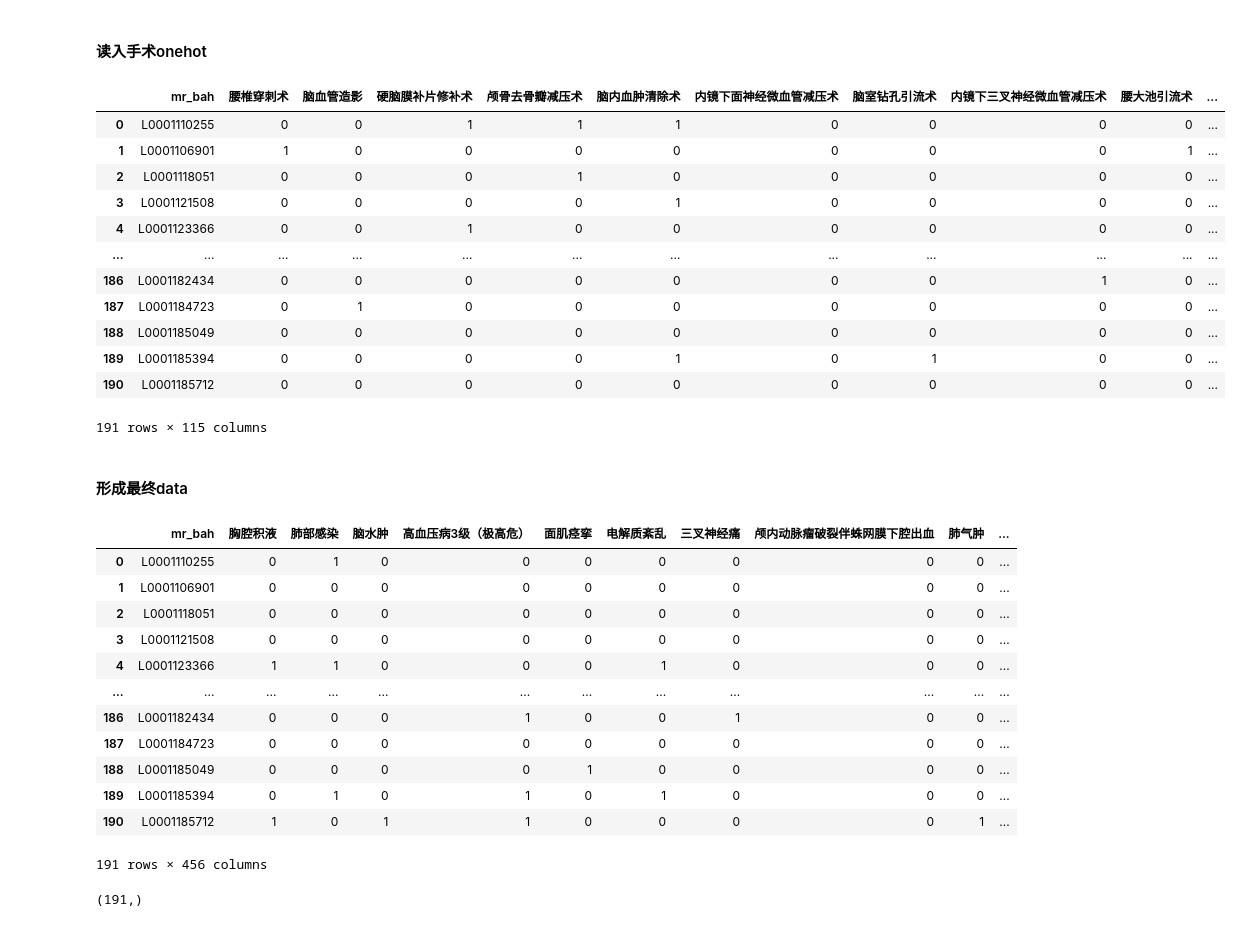
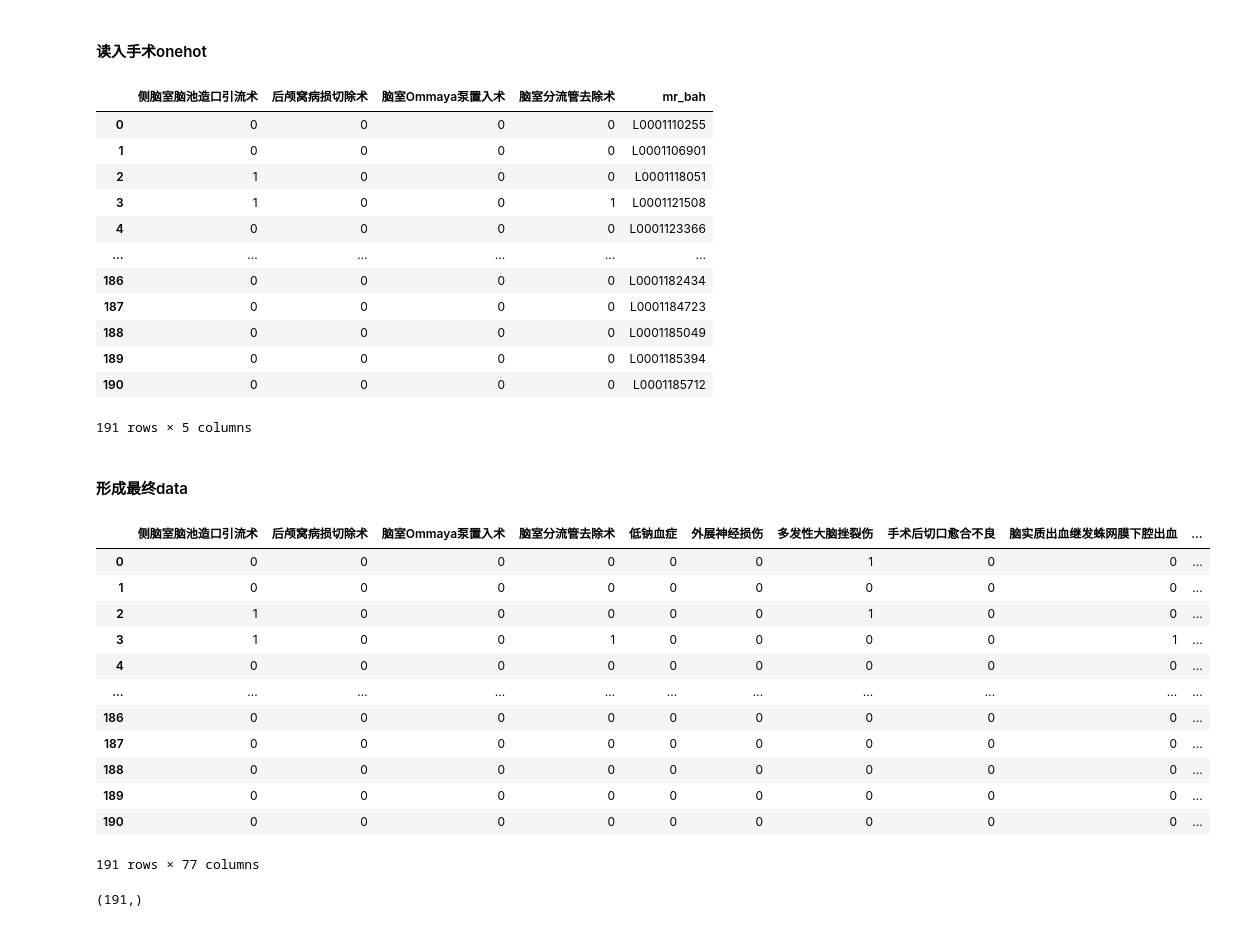
Before and after one commit to SigurYang/Mathematical-modeling, a Jupyter notebook: model_build.ipynb, the cells around one changed output. Drawn from its saved outputs; the diff is of its cells as text; code cells hidden in the pictures.

```diff
--- a/model_build.ipynb
+++ b/model_build.ipynb
@@ -224,44 +286,52 @@ onehot_illness
 # %%
 onehot_path = os.path.join(output_path,"onehot_op.csv")
 onehot_op = pd.read_csv(onehot_path)
 
 target = onehot_op['颅内感染']
 onehot_op = onehot_op.drop(columns=['颅内感染'])
+
+selected_columns = ['侧脑室脑池造口引流术', '后颅窝病损切除术', '脑室Ommaya泵置入术', '脑室分流管去除术']
+onehot_op = onehot_op[selected_columns+['mr_bah']]
 onehot_op
 # %% [output]
-|  | mr_bah | 腰椎穿刺术 | 脑血管造影 | 硬脑膜补片修补术 | 颅骨去骨瓣减压术 | 脑内血肿清除术 | 内镜下面神经微血管减压术 | 脑室钻孔引流术 | 内镜下三叉神经微血管减压术 | 腰大池引流术 | ... |
-| 0 | L0001110255 | 0 | 0 | 1 | 1 | 1 | 0 | 0 | 0 | 0 | ... |
-| 1 | L0001106901 | 1 | 0 | 0 | 0 | 0 | 0 | 0 | 0 | 1 | ... |
-| 2 | L0001118051 | 0 | 0 | 0 | 1 | 0 | 0 | 0 | 0 | 0 | ... |
-| 3 | L0001121508 | 0 | 0 | 0 | 0 | 1 | 0 | 0 | 0 | 0 | ... |
-| 4 | L0001123366 | 0 | 0 | 1 | 0 | 0 | 0 | 0 | 0 | 0 | ... |
-| ... | ... | ... | ... | ... | ... | ... | ... | ... | ... | ... | ... |
-| 186 | L0001182434 | 0 | 0 | 0 | 0 | 0 | 0 | 0 | 1 | 0 | ... |
-| 187 | L0001184723 | 0 | 1 | 0 | 0 | 0 | 0 | 0 | 0 | 0 | ... |
-| 188 | L0001185049 | 0 | 0 | 0 | 0 | 0 | 0 | 0 | 0 | 0 | ... |
-| 189 | L0001185394 | 0 | 0 | 0 | 0 | 1 | 0 | 1 | 0 | 0 | ... |
-| 190 | L0001185712 | 0 | 0 | 0 | 0 | 0 | 0 | 0 | 0 | 0 | ... |
+|  | 侧脑室脑池造口引流术 | 后颅窝病损切除术 | 脑室Ommaya泵置入术 | 脑室分流管去除术 | mr_bah |
+| 0 | 0 | 0 | 0 | 0 | L0001110255 |
+| 1 | 0 | 0 | 0 | 0 | L0001106901 |
+| 2 | 1 | 0 | 0 | 0 | L0001118051 |
+| 3 | 1 | 0 | 0 | 1 | L0001121508 |
+| 4 | 0 | 0 | 0 | 0 | L0001123366 |
+| ... | ... | ... | ... | ... | ... |
+| 186 | 0 | 0 | 0 | 0 | L0001182434 |
+| 187 | 0 | 0 | 0 | 0 | L0001184723 |
+| 188 | 0 | 0 | 0 | 0 | L0001185049 |
+| 189 | 0 | 0 | 0 | 0 | L0001185394 |
+| 190 | 0 | 0 | 0 | 0 | L0001185712 |
-191 rows × 115 columns
+191 rows × 5 columns
 # %% [markdown]
 #### 形成最终data
 # %%
-data_df = pd.merge(onehot_illness,onehot_op,on='mr_bah')
+data_df = pd.merge(onehot_op,onehot_illness,on='mr_bah')
+data_df = pd.merge(data_df,gender_df,on='mr_bah')
 data_df = pd.merge(data_df,quantize_matrix,on='mr_bah')
+try:
+    data_df = data_df.drop(columns=['颅内感染'])
+except: None
+data_df = data_df.drop(columns=['mr_bah'])
 data_df
 # %% [output]
-|  | mr_bah | 胸腔积液 | 肺部感染 | 脑水肿 | 高血压病3级（极高危） | 面肌痉挛 | 电解质紊乱 | 三叉神经痛 | 颅内动脉瘤破裂伴蛛网膜下腔出血 | 肺气肿 | ... |
-| 0 | L0001110255 | 0 | 1 | 0 | 0 | 0 | 0 | 0 | 0 | 0 | ... |
-| 1 | L0001106901 | 0 | 0 | 0 | 0 | 0 | 0 | 0 | 0 | 0 | ... |
-| 2 | L0001118051 | 0 | 0 | 0 | 0 | 0 | 0 | 0 | 0 | 0 | ... |
-| 3 | L0001121508 | 0 | 0 | 0 | 0 | 0 | 0 | 0 | 0 | 0 | ... |
-| 4 | L0001123366 | 1 | 1 | 0 | 0 | 0 | 1 | 0 | 0 | 0 | ... |
-| ... | ... | ... | ... | ... | ... | ... | ... | ... | ... | ... | ... |
-| 186 | L0001182434 | 0 | 0 | 0 | 1 | 0 | 0 | 1 | 0 | 0 | ... |
-| 187 | L0001184723 | 0 | 0 | 0 | 0 | 0 | 0 | 0 | 0 | 0 | ... |
-| 188 | L0001185049 | 0 | 0 | 0 | 0 | 1 | 0 | 0 | 0 | 0 | ... |
-| 189 | L0001185394 | 0 | 1 | 0 | 1 | 0 | 1 | 0 | 0 | 0 | ... |
-| 190 | L0001185712 | 1 | 0 | 1 | 1 | 0 | 0 | 0 | 0 | 1 | ... |
+|  | 侧脑室脑池造口引流术 | 后颅窝病损切除术 | 脑室Ommaya泵置入术 | 脑室分流管去除术 | 低钠血症 | 外展神经损伤 | 多发性大脑挫裂伤 | 手术后切口愈合不良 | 脑实质出血继发蛛网膜下腔出血 | ... |
+| 0 | 0 | 0 | 0 | 0 | 0 | 0 | 1 | 0 | 0 | ... |
+| 1 | 0 | 0 | 0 | 0 | 0 | 0 | 0 | 0 | 0 | ... |
+| 2 | 1 | 0 | 0 | 0 | 0 | 0 | 1 | 0 | 0 | ... |
+| 3 | 1 | 0 | 0 | 1 | 0 | 0 | 0 | 0 | 1 | ... |
+| 4 | 0 | 0 | 0 | 0 | 0 | 0 | 0 | 0 | 0 | ... |
+| ... | ... | ... | ... | ... | ... | ... | ... | ... | ... | ... |
+| 186 | 0 | 0 | 0 | 0 | 0 | 0 | 0 | 0 | 0 | ... |
+| 187 | 0 | 0 | 0 | 0 | 0 | 0 | 0 | 0 | 0 | ... |
+| 188 | 0 | 0 | 0 | 0 | 0 | 0 | 0 | 0 | 0 | ... |
+| 189 | 0 | 0 | 0 | 0 | 0 | 0 | 0 | 0 | 0 | ... |
+| 190 | 0 | 0 | 0 | 0 | 0 | 0 | 0 | 0 | 0 | ... |
-191 rows × 456 columns
+191 rows × 77 columns
 # %%
 target.shape
 # %% [output]
```
Also changed, not shown: parts of 38 cells of this notebook, 4 other files.
